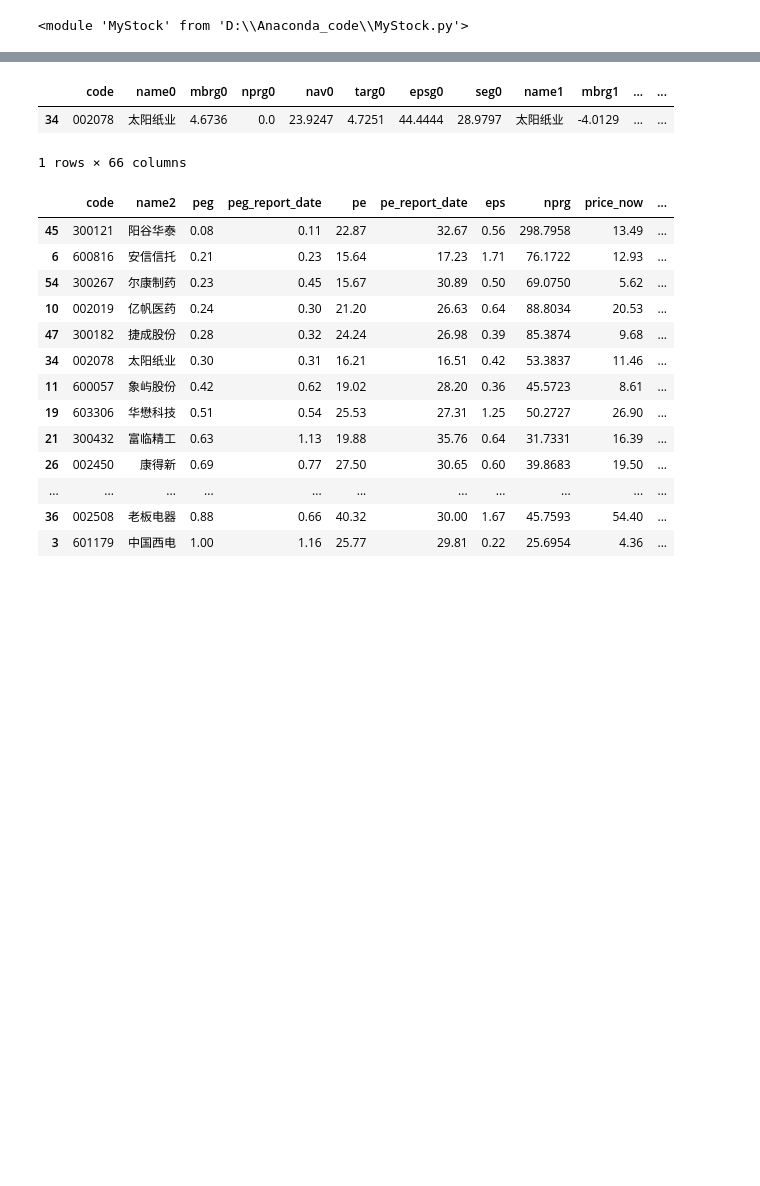
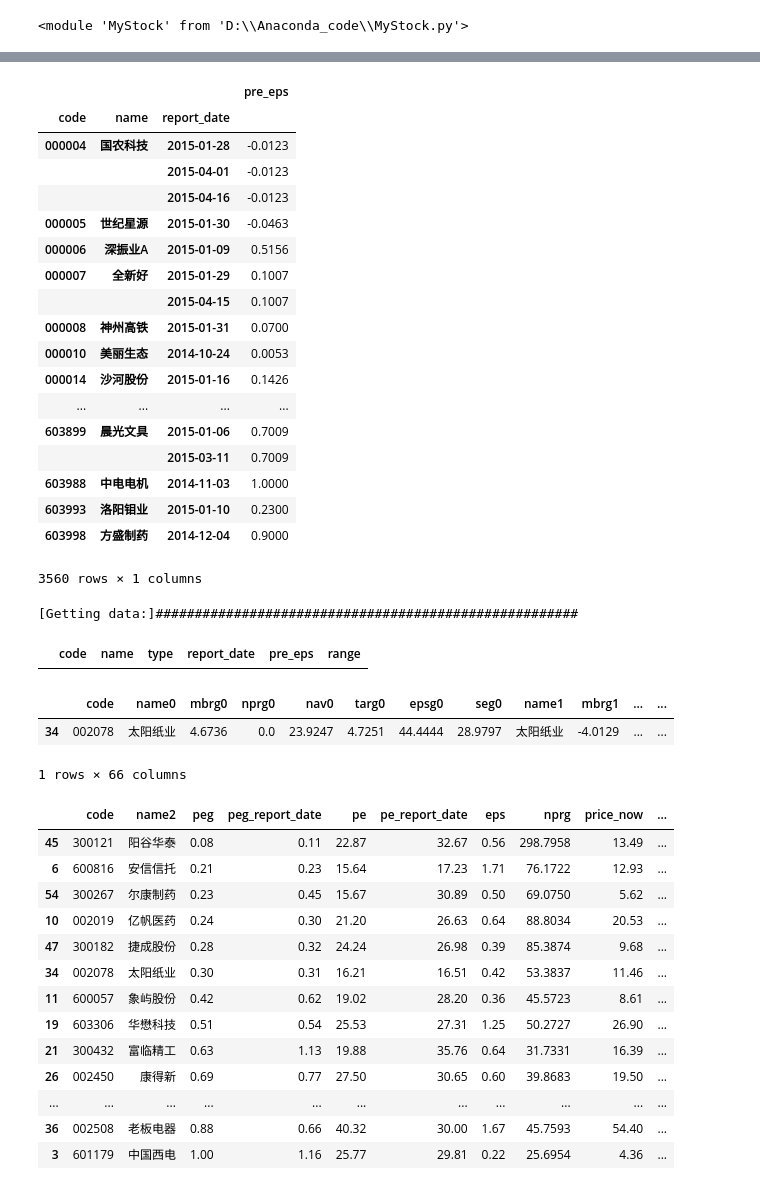
Before and after one commit to lightjl/Anaconda_code, a Jupyter notebook: research.ipynb, the cells around one changed output, grey strips where cells are left out. Saved outputs shown, nothing was run; the diff lists cells and outputs as text; code cells hidden in the pictures; blank space fills up the shorter version.

```diff
--- a/research.ipynb
+++ b/research.ipynb
@@ -5,3 +5,6 @@ import MyStock as ms
 reload(ms)
 # %% [output]
 <module 'MyStock' from 'D:\\Anaconda_code\\MyStock.py'>
+# %%
+import tushare as ts
+df = ts.forecast_data(2014,4)
@@ -8,3 +22,34 @@ reload(ms)
+# %%
+df.pivot_table(index=['code', 'name',"report_date"], values=[ "pre_eps"])
+# %% [output]
+|  |  |  | pre_eps |
+| code | name | report_date |  |
+| 000004 | 国农科技 | 2015-01-28 | -0.0123 |
+|  |  | 2015-04-01 | -0.0123 |
+|  |  | 2015-04-16 | -0.0123 |
+| 000005 | 世纪星源 | 2015-01-30 | -0.0463 |
+| 000006 | 深振业A | 2015-01-09 | 0.5156 |
+| 000007 | 全新好 | 2015-01-29 | 0.1007 |
+|  |  | 2015-04-15 | 0.1007 |
+| 000008 | 神州高铁 | 2015-01-31 | 0.0700 |
+| 000010 | 美丽生态 | 2014-10-24 | 0.0053 |
+| 000014 | 沙河股份 | 2015-01-16 | 0.1426 |
+| ... | ... | ... | ... |
+| 603899 | 晨光文具 | 2015-01-06 | 0.7009 |
+|  |  | 2015-03-11 | 0.7009 |
+| 603988 | 中电电机 | 2014-11-03 | 1.0000 |
+| 603993 | 洛阳钼业 | 2015-01-10 | 0.2300 |
+| 603998 | 方盛制药 | 2014-12-04 | 0.9000 |
+3560 rows × 1 columns
+# %%
+
+df17 = ts.forecast_data(2017,4)
+# %% [output]
+[Getting data:]######################################################
+# %%
+df17[df17.code == '600522']
+# %% [output]
+|  | code | name | type | report_date | pre_eps | range |
 # %%
 test = ms.MyStock()
 # %%
```
Also changed, not shown: parts of 3 cells of this notebook, 6 other files.
